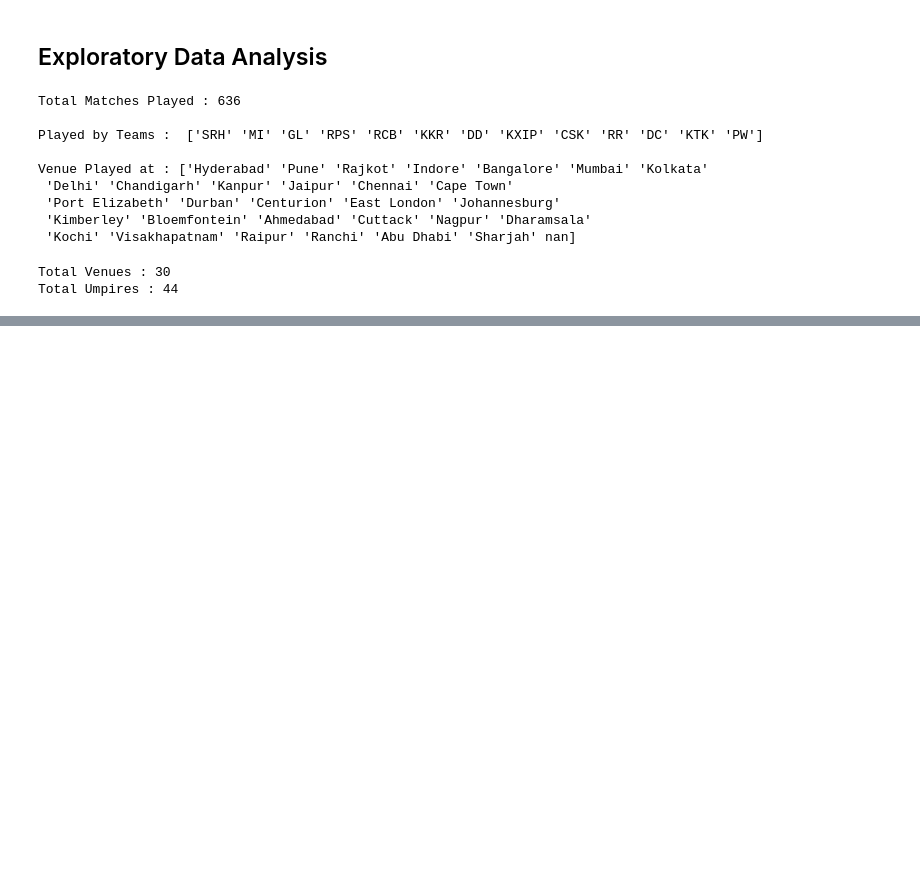
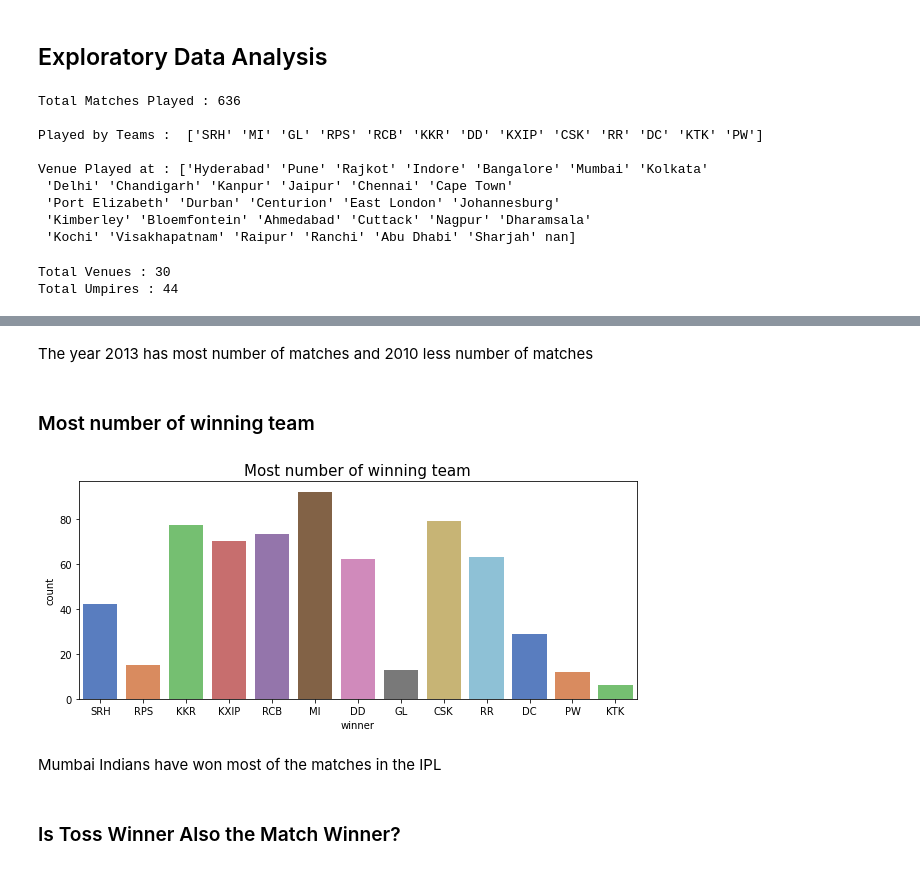
Before and after one commit to codescoop/Exploratory-Data-Analysis, a Jupyter notebook: IPL_Analysis/IPL_Analysis.ipynb, the cells around one changed output, grey strips where cells are left out. Saved outputs shown, nothing was run; the diff lists cells and outputs as text; code cells hidden in the pictures; blank space fills up the shorter version.

```diff
--- a/IPL_Analysis/IPL_Analysis.ipynb
+++ b/IPL_Analysis/IPL_Analysis.ipynb
@@ -161,0 +188,16 @@ Total Umpires : 44
+# %% [markdown]
+The year 2013 has most number of matches and 2010 less number of matches
+# %% [markdown]
+### Most number of winning team
+# %%
+# which team has won maximum number of matches
+plt.figure(figsize=(10,4))
+sns.countplot( x='winner', data = matches, palette="muted")
+plt.title("Most number of winning team", fontsize=15)
+plt.show()
+# %% [output]
+[figure, added]
+# %% [markdown]
+Mumbai Indians have won most of the matches in the IPL
+# %% [markdown]
+### Is Toss Winner Also the Match Winner?
```
Also changed, not shown: parts of 34 cells of this notebook.
